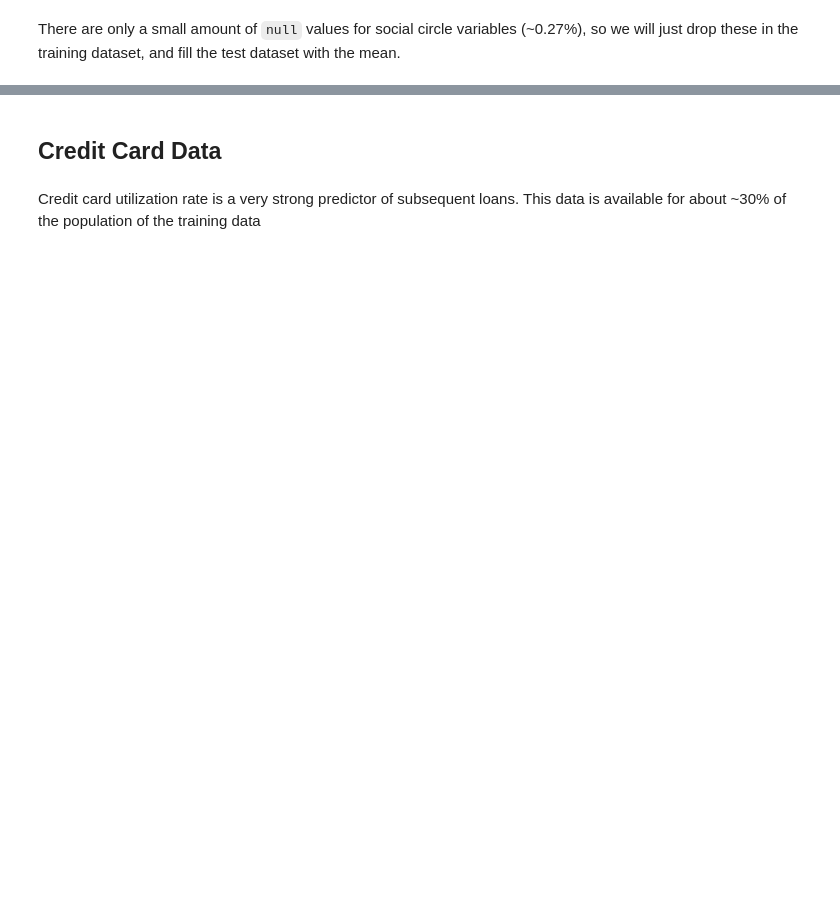
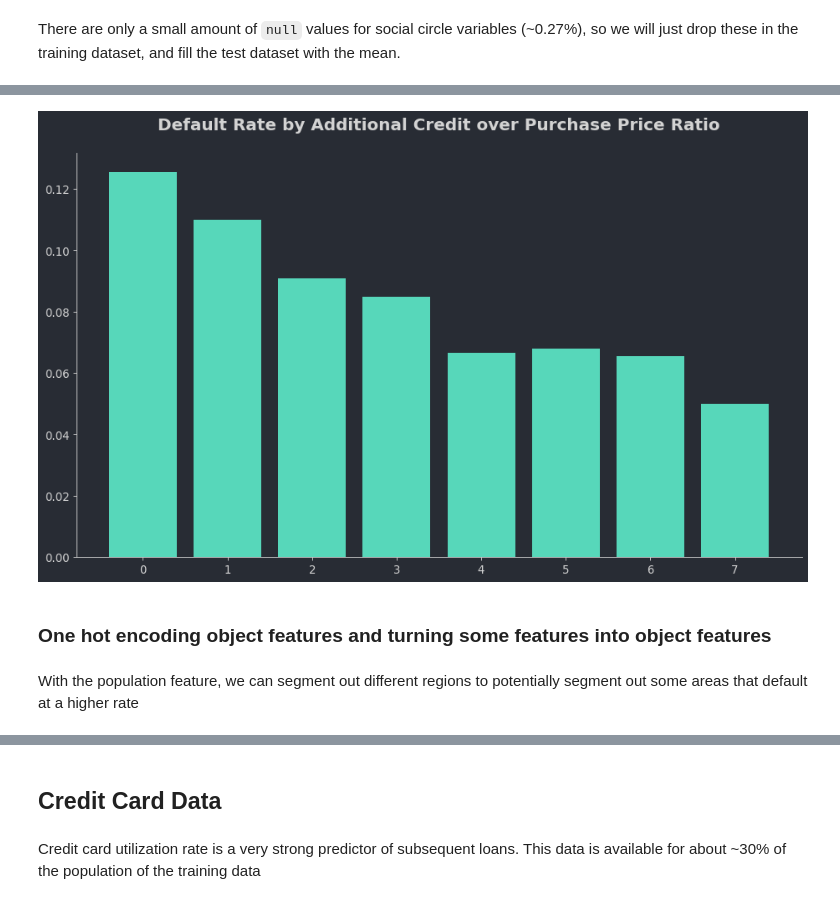
Before and after one commit to rca-devs/CIS-5450, a Jupyter notebook: Copy_of_CIS_5450_course_project_with_modeling_v2.ipynb, the cells around one changed output, grey strips where cells are left out. Saved outputs shown, nothing was run; the diff lists cells and outputs as text; code cells hidden in the pictures; blank space fills up the shorter version.

```diff
--- a/Copy_of_CIS_5450_course_project_with_modeling_v2.ipynb
+++ b/Copy_of_CIS_5450_course_project_with_modeling_v2.ipynb
@@ -1129,0 +1926,27 @@ d['application_train_df']
+# %%
+col = 'down_payment_pct'
+temp = d['application_train_df'][['target','sk_id_curr',col]].copy()
+bin_col = col + '_bin'
+temp[bin_col] = pd.qcut(temp[col], q = 10, duplicates = 'drop')
+temp[bin_col] = temp[bin_col].map({x:i for i,x in enumerate(np.sort(temp[bin_col].unique()))})
+
+temp = temp.groupby(bin_col).agg({'target':'mean','sk_id_curr':'count'})
+fig = plt.figure(figsize = (14,8))
+ax = fig.add_subplot(111)
+
+ax.bar(temp.index, temp['target'])
+
+
+# ax.set_xlim(0,6.5)
+# ax.set_ylim(0,0.2)
+ax.set_title('Default Rate by Additional Credit over Purchase Price Ratio')
+
+plt.show()
+
+# TO DO:  add axes titles
+# %% [output]
+[figure, added]
+# %% [markdown]
+### One hot encoding object features and turning some features into object features
+# %% [markdown]
+With the population feature, we can segment out different regions to potentially segment out some areas that default at a higher rate
```
Also changed, not shown: parts of 213 cells of this notebook.
